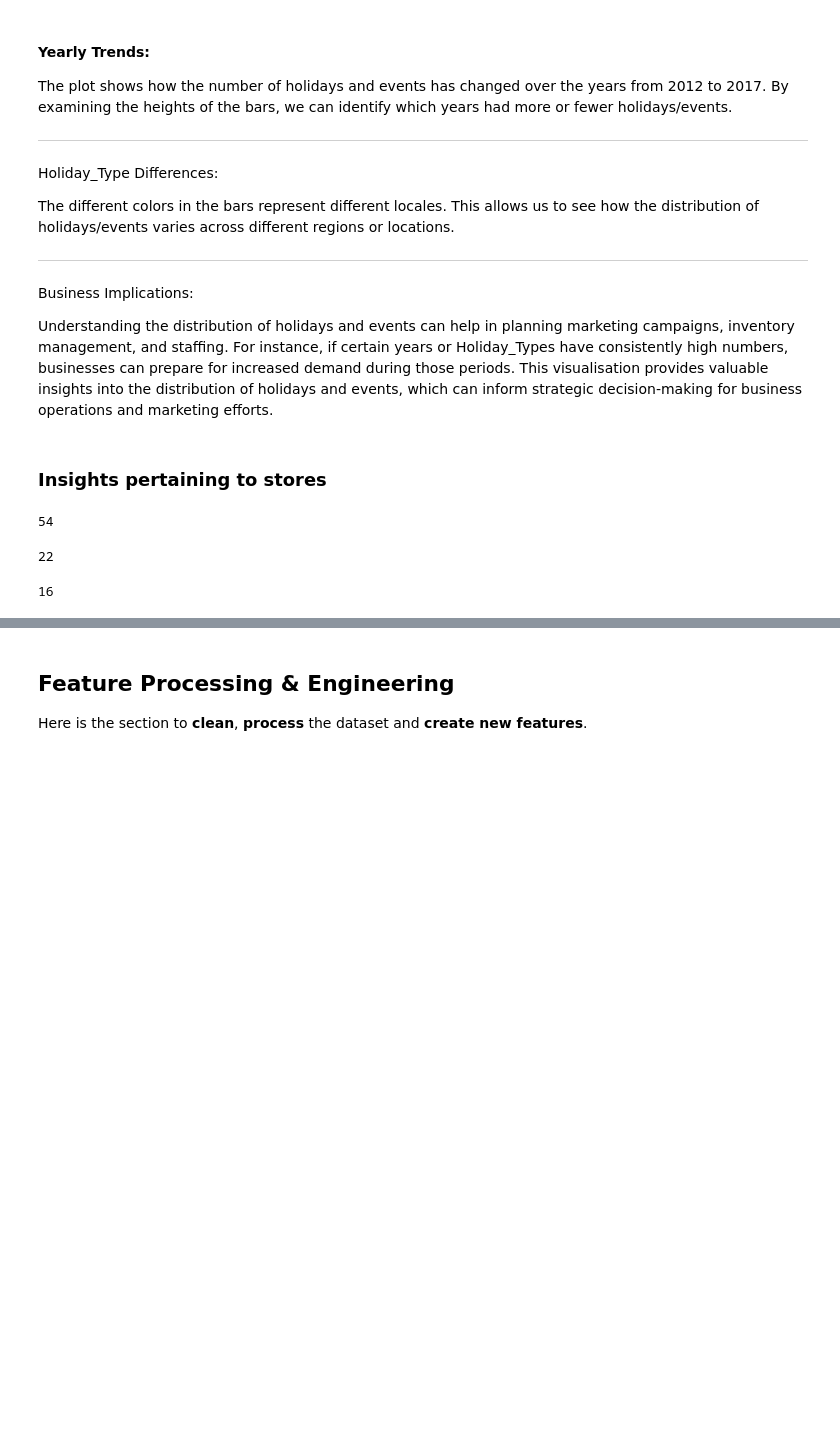
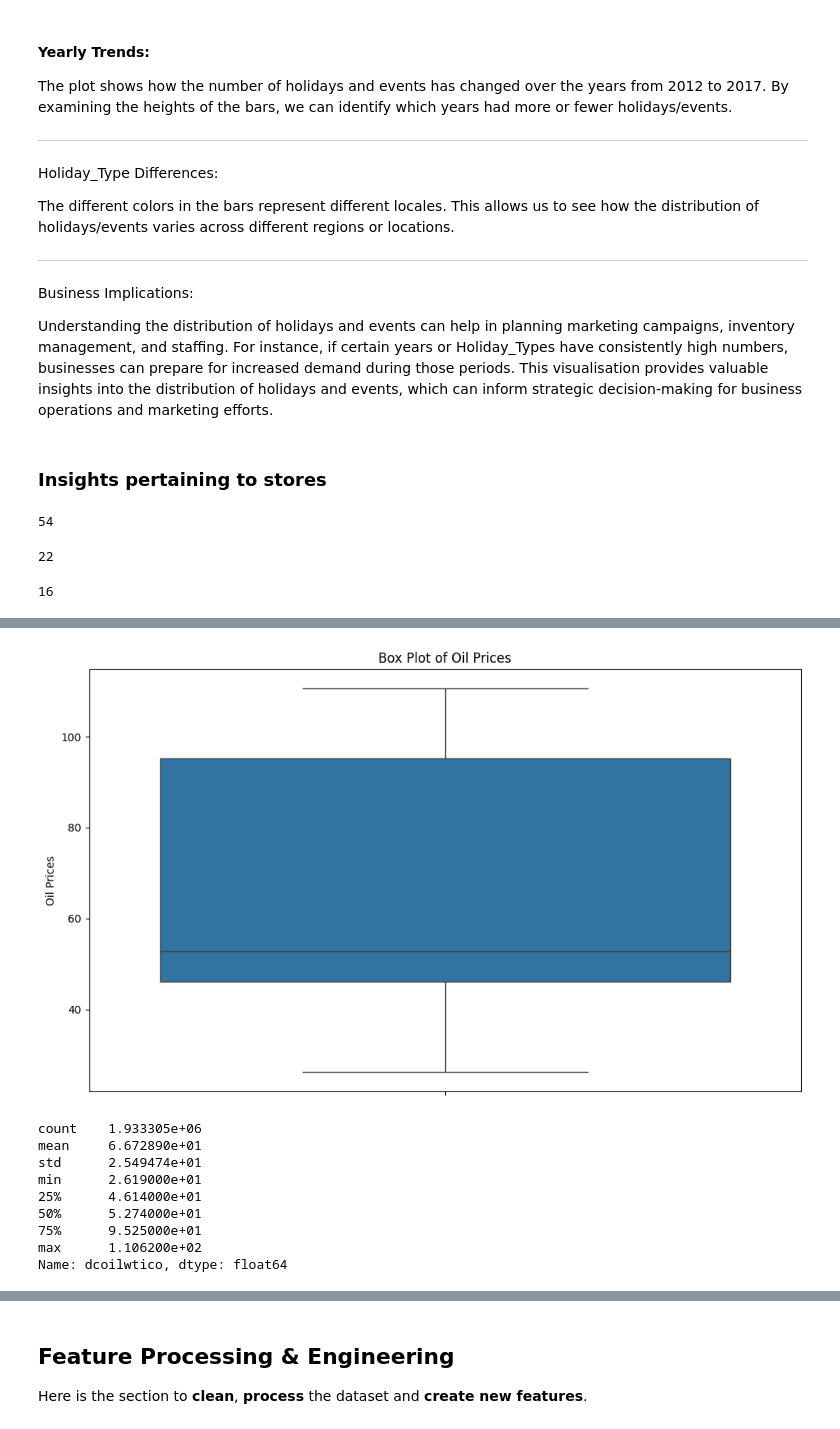
Before and after one commit to Safowaa/The_Regression_Project, a Jupyter notebook: Notebook/main.ipynb, the cells around one changed output, grey strips where cells are left out. Saved outputs shown, nothing was run; the diff lists cells and outputs as text; code cells hidden in the pictures; blank space fills up the shorter version.

```diff
--- a/Notebook/main.ipynb
+++ b/Notebook/main.ipynb
@@ -931,0 +851,10 @@ array([[<Axes: title={'center': 'dcoilwtico'}>,
+# %%
+# Merge the train data (train_4_copy) with the stores data (train_3) based on 'store_nbr' column
+merge_1 = pd.merge(train_4_copy, train_3 , on='store_nbr', how='left')
+
+# Display a info of the dataframe
+merge_1.info()
+
+
+# Do a dot head to varify the merge
+merge_1.head()
@@ -931,0 +969,15 @@ array([[<Axes: title={'center': 'dcoilwtico'}>,
+# %%
+# Merge merge_3 with the holidays data based on 'date', 'type', and 'year' columns
+df_train = merge_3.merge(train_2, on=['date', 'year'], how='left')
+
+# Check for duplicate dates in df_train
+count_duplicate = df_train.duplicated(subset='date', keep=False).sum()
+
+# Display the duplicate dates
+print(f"Number of duplicated dates is: {count_duplicate}\n")
+
+# Display a info of the dataframe
+df_train.info()
+
+# Display the first 5 rows of the merged dataframe to verify the merge operation
+df_train.head()
@@ -931,0 +1080,4 @@ array([[<Axes: title={'center': 'dcoilwtico'}>,
+# %%
+# Changing the column names to more appropriate ones
+df_train  = df_train.rename(columns={"type_x": "store_type", "type_y": "holiday_type"})
+df_train .head()
@@ -931,0 +1106,26 @@ array([[<Axes: title={'center': 'dcoilwtico'}>,
+# %%
+# For the column labeled "dcoilwtico," make a box plot.
+plt.figure(figsize=(10, 6))
+sns.boxplot(data=df_train, y='dcoilwtico')
+
+# Include labels and a title.
+plt.title('Box Plot of Oil Prices')
+plt.ylabel('Oil Prices')
+
+# Show plot
+plt.tight_layout()
+plt.show()
+
+# Show the oil price summary information.
+df_train['dcoilwtico'].describe()
+# %% [output]
+[figure, added]
+count    1.933305e+06
+mean     6.672890e+01
+std      2.549474e+01
+min      2.619000e+01
+25%      4.614000e+01
+50%      5.274000e+01
+75%      9.525000e+01
+max      1.106200e+02
+Name: dcoilwtico, dtype: float64
```
Also changed, not shown: parts of 175 cells of this notebook, 4 other files.
